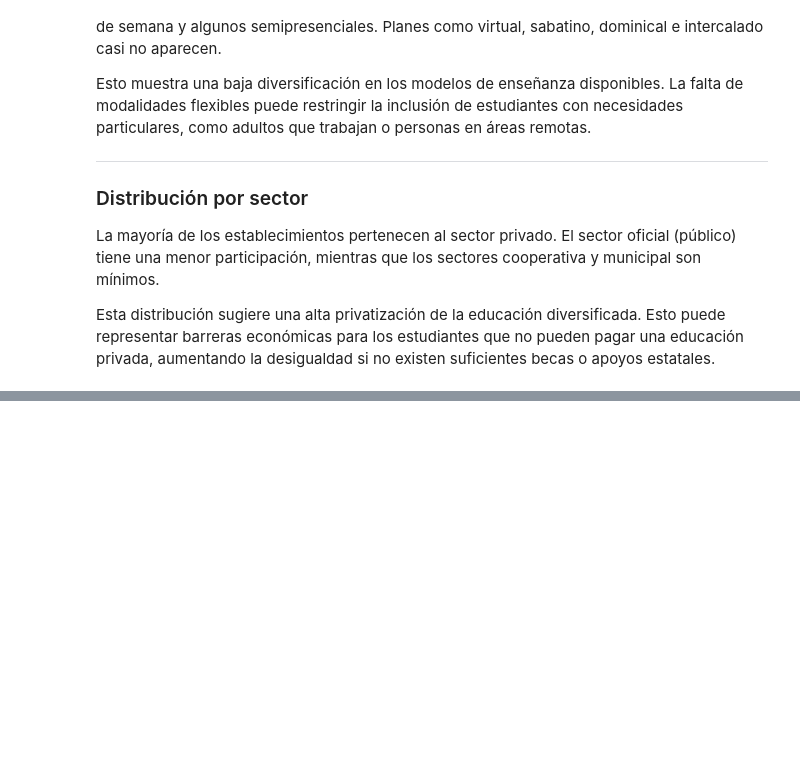
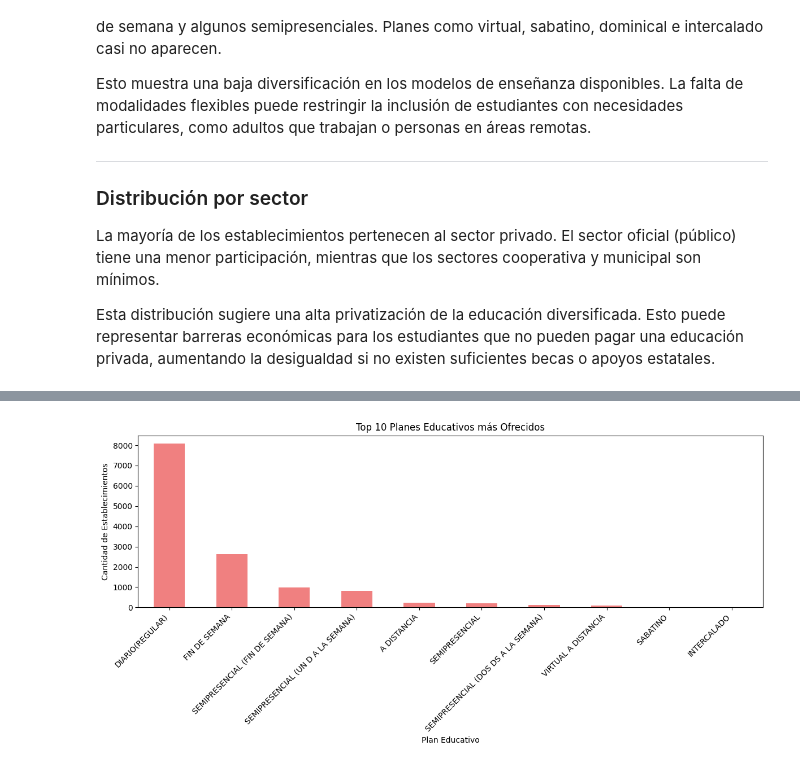
Before and after one commit to nancygmm/Proyecto_1_DS, a Jupyter notebook: analisis.ipynb, the cells around one changed output, grey strips where cells are left out. Drawn from its saved outputs; the diff is of its cells as text; code cells hidden in the pictures; blank space fills up the shorter version.

```diff
--- a/analisis.ipynb
+++ b/analisis.ipynb
@@ -706,0 +847,17 @@ Esta distribución sugiere una alta privatización de la educación diversificad
+# %%
+if "PLAN_LIMPIO" in df_all.columns:
+    conteo_plan = df_all["PLAN_LIMPIO"].value_counts().head(10)  # los 10 más frecuentes
+
+    plt.figure(figsize=(12, 6))
+    conteo_plan.plot(kind='bar', color='lightcoral')
+    plt.title("Top 10 Planes Educativos más Ofrecidos")
+    plt.xlabel("Plan Educativo")
+    plt.ylabel("Cantidad de Establecimientos")
+    plt.xticks(rotation=45, ha='right')
+    plt.tight_layout()
+    plt.savefig("charts/establecimientos_plan.png")
+    plt.show()
+else:
+    print(" No se encontró la columna 'PLAN_LIMPIO'")
+# %% [output]
+[figure, added]
```
Also changed, not shown: parts of 17 cells of this notebook, 34 other files.
